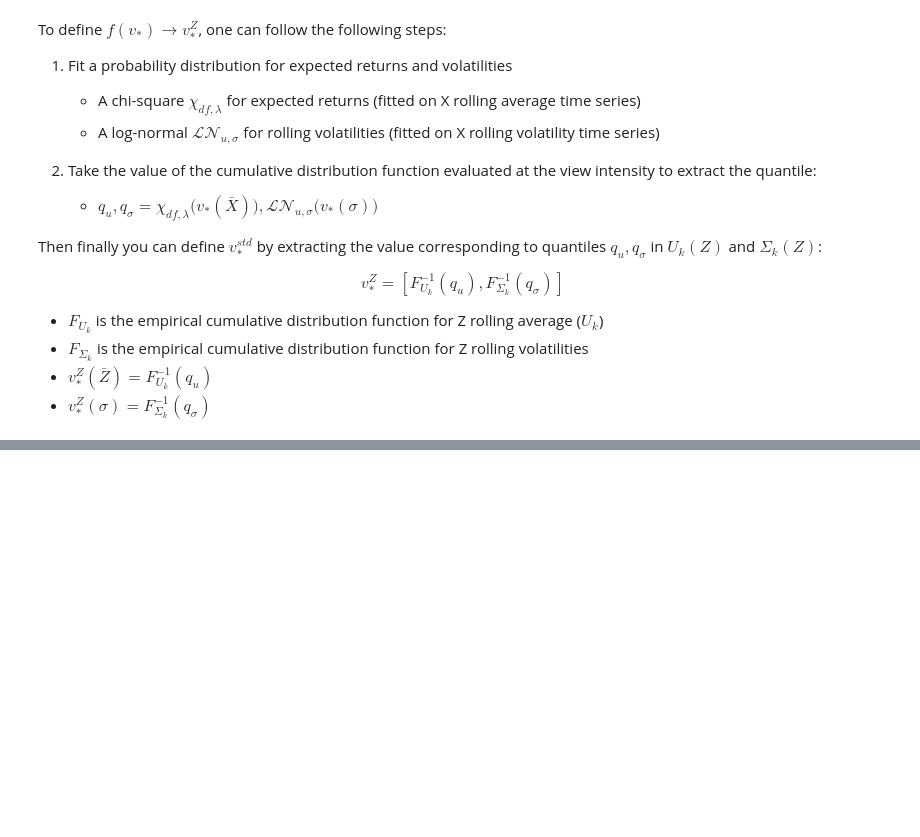
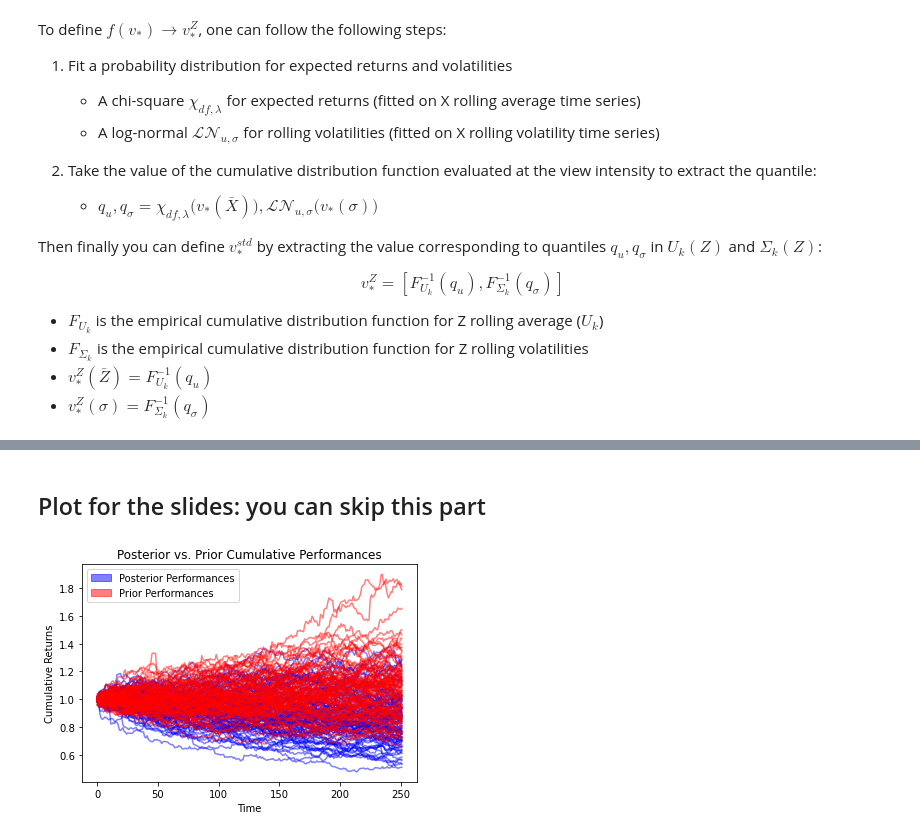
Before and after one commit to LucaDaquanno/Conditional-Monte-Carlo, a Jupyter notebook: Conditional_MC_prototype.ipynb, the cells around one changed output, grey strips where cells are left out. Cells and saved outputs as stored; diff of their text form; code cells hidden in the pictures; blank space fills up the shorter version.

```diff
--- a/Conditional_MC_prototype.ipynb
+++ b/Conditional_MC_prototype.ipynb
@@ -1100,0 +1187,25 @@ plot_results(simulated_posterior,simulated_prior)
+# %% [markdown]
+## Plot for the slides: you can skip this part
+# %%
+quantiles=[0.01,0.5,0.99]
+ptf_quantiles= pd.DataFrame()
+ptf_quantiles_prior= pd.DataFrame()
+for i in quantiles:
+    ptf_quantiles.loc[:,"{0}".format(i)+ "quantile"] = np.quantile(simulated_posterior,i,axis=0)
+    ptf_quantiles_prior.loc[:,"{0}".format(i) + "quantile"] = np.quantile(simulated_prior,i,axis=0)
+
+plt.plot(1+(simulated_posterior.T), color='blue', alpha=0.5)
+plt.plot(1+(simulated_prior.T), color='red', alpha=0.5)
+
+plt.xlabel('Time')
+plt.ylabel('Cumulative Returns')
+plt.title('Posterior vs. Prior Cumulative Performances')
+blue_patch = mpatches.Patch(color='blue', alpha=0.5, label='Posterior Performances')
+orange_patch = mpatches.Patch(color='red', alpha=0.5, label='Prior Performances')
+
+# Set the custom legend handles
+plt.legend(loc="best",handles=[blue_patch, orange_patch])
+
+plt.show()  # Display the plot
+# %% [output]
+[figure, added]
```
Also changed, not shown: parts of 25 cells of this notebook.
